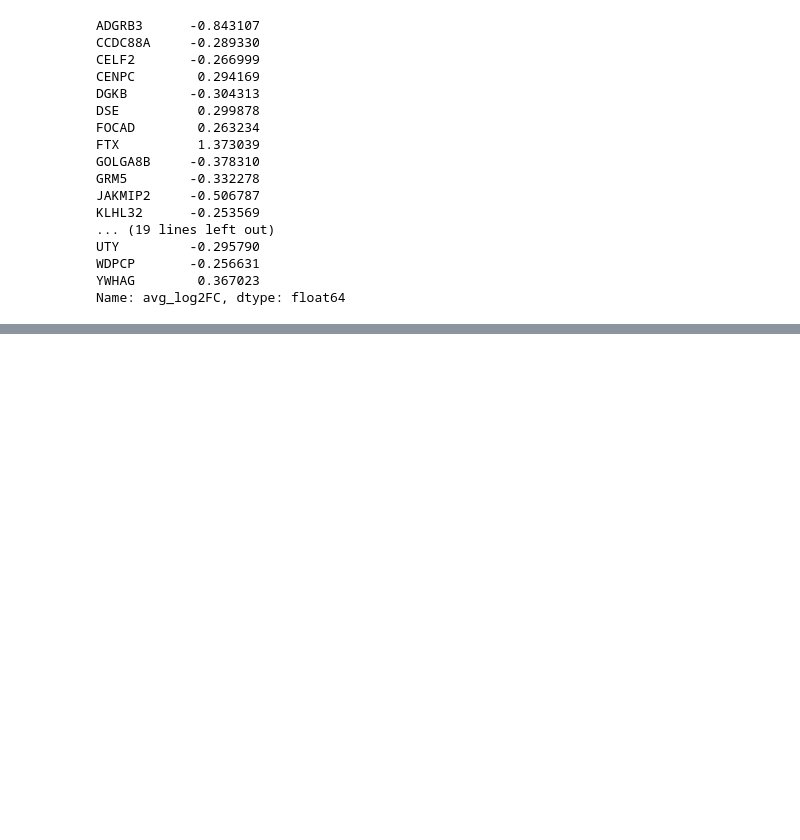
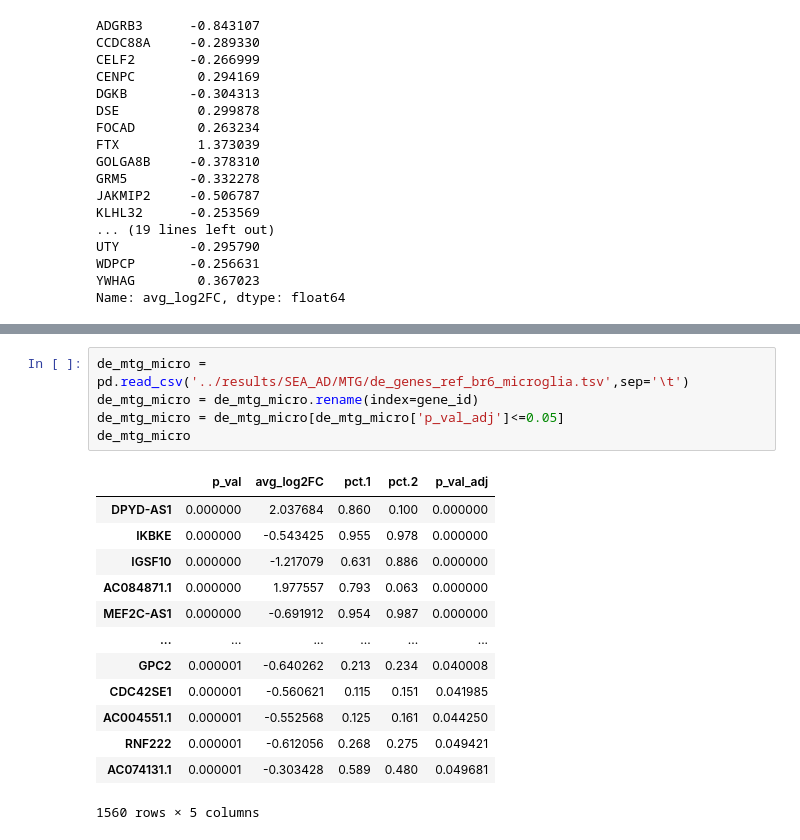
Before and after one commit to aj95b/alcohol_AD, a Jupyter notebook: bin/intersecting_de_genes_seaad_brenner_alcohol.ipynb, the cells around one changed output, grey strips where cells are left out. Saved outputs shown, nothing was run; the diff lists cells and outputs as text; blank space fills up the shorter version.

```diff
--- a/bin/intersecting_de_genes_seaad_brenner_alcohol.ipynb
+++ b/bin/intersecting_de_genes_seaad_brenner_alcohol.ipynb
@@ -178,0 +200,19 @@ Name: avg_log2FC, dtype: float64
+# %%
+de_mtg_micro = pd.read_csv('../results/SEA_AD/MTG/de_genes_ref_br6_microglia.tsv',sep='\t')
+de_mtg_micro = de_mtg_micro.rename(index=gene_id)
+de_mtg_micro = de_mtg_micro[de_mtg_micro['p_val_adj']<=0.05]
+de_mtg_micro
+# %% [output]
+|  | p_val | avg_log2FC | pct.1 | pct.2 | p_val_adj |
+| DPYD-AS1 | 0.000000 | 2.037684 | 0.860 | 0.100 | 0.000000 |
+| IKBKE | 0.000000 | -0.543425 | 0.955 | 0.978 | 0.000000 |
+| IGSF10 | 0.000000 | -1.217079 | 0.631 | 0.886 | 0.000000 |
+| AC084871.1 | 0.000000 | 1.977557 | 0.793 | 0.063 | 0.000000 |
+| MEF2C-AS1 | 0.000000 | -0.691912 | 0.954 | 0.987 | 0.000000 |
+| ... | ... | ... | ... | ... | ... |
+| GPC2 | 0.000001 | -0.640262 | 0.213 | 0.234 | 0.040008 |
+| CDC42SE1 | 0.000001 | -0.560621 | 0.115 | 0.151 | 0.041985 |
+| AC004551.1 | 0.000001 | -0.552568 | 0.125 | 0.161 | 0.044250 |
+| RNF222 | 0.000001 | -0.612056 | 0.268 | 0.275 | 0.049421 |
+| AC074131.1 | 0.000001 | -0.303428 | 0.589 | 0.480 | 0.049681 |
+1560 rows × 5 columns
```
Also changed, not shown: parts of 9 cells of this notebook.
